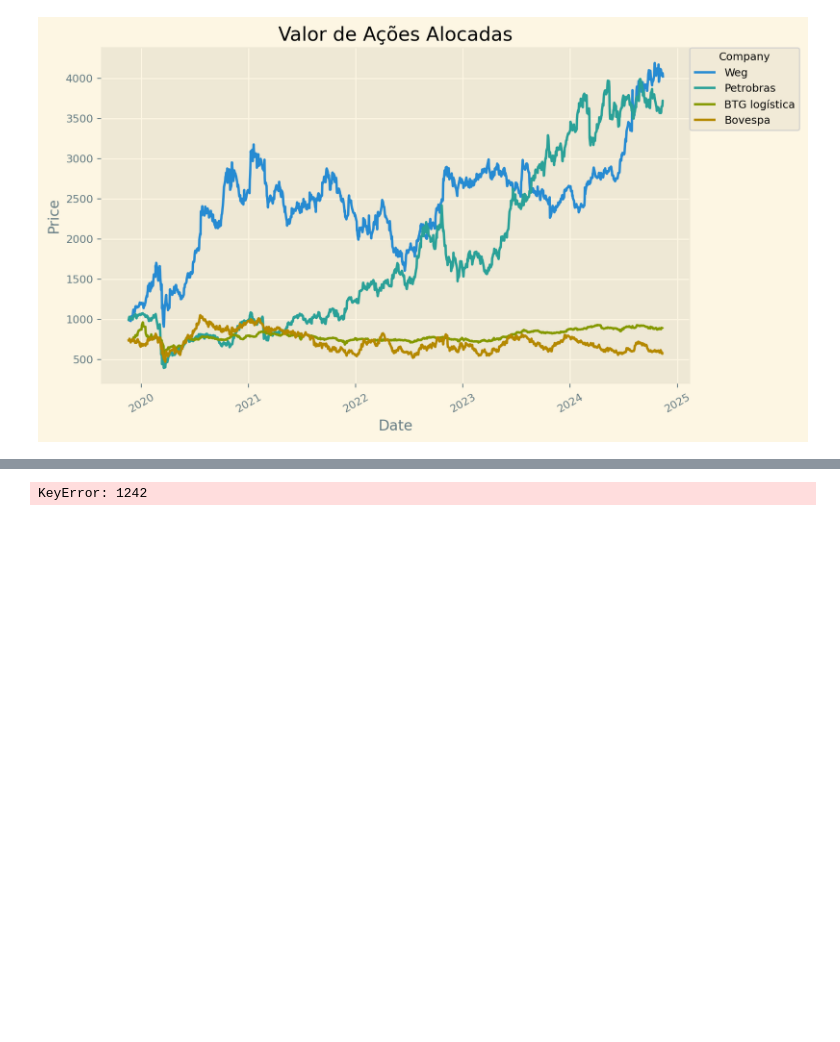
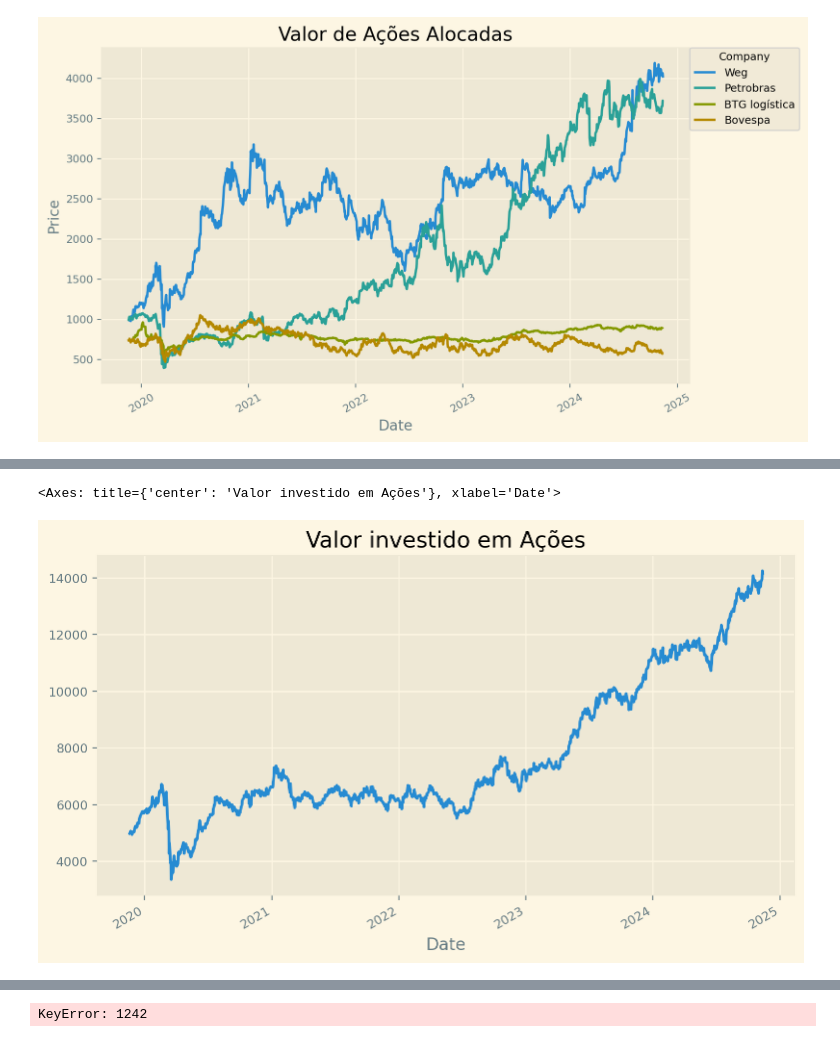
Before and after one commit to filmateus/Dados_Estatistica, a Jupyter notebook: strocks_market_analyses.ipynb, the cells around one changed output, grey strips where cells are left out. Cells and saved outputs as stored; diff of their text form; code cells hidden in the pictures; blank space fills up the shorter version.

```diff
--- a/strocks_market_analyses.ipynb
+++ b/strocks_market_analyses.ipynb
@@ -591,3 +588,8 @@ figura.show()
+# %%
+df_alocado['soma valor'].plot(figsize=(9,5), grid=True, title= 'Valor investido em Ações')
+# %% [output]
+<Axes: title={'center': 'Valor investido em Ações'}, xlabel='Date'>
+[figure, added]
 # %%
 df_alocado['taxa retorno'] = 0
 for i in range(1, len(df_alocado)):
```
Also changed, not shown: parts of 6 cells of this notebook.
